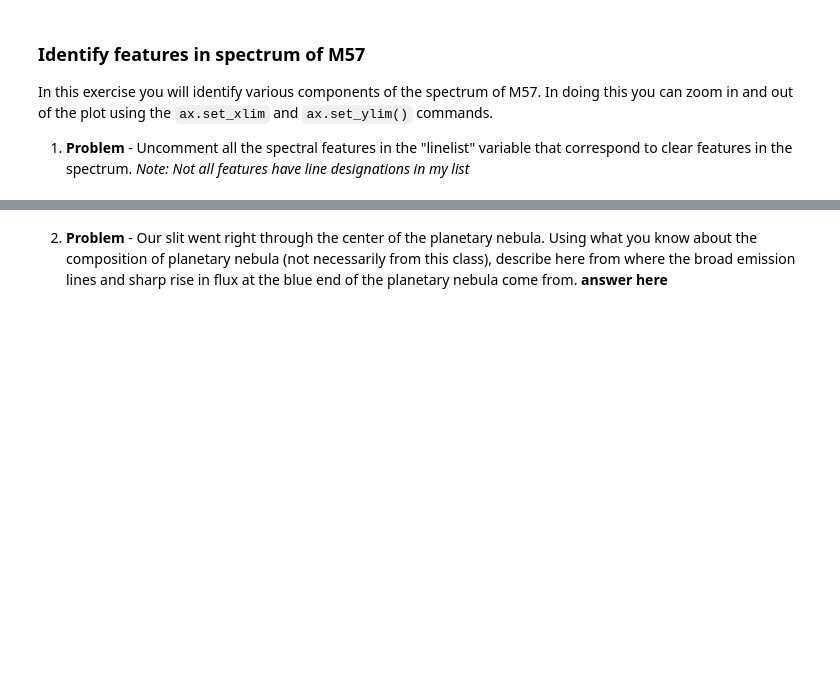
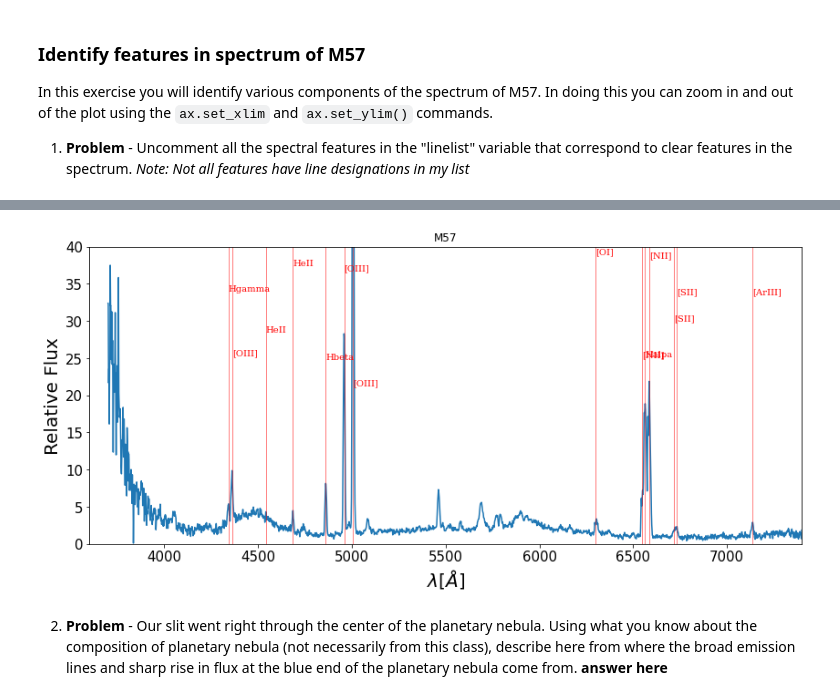
Before and after one commit to weslumundo/ObservingProject_student, a Jupyter notebook: analysis_real_spectra.student.ipynb, the cells around one changed output, grey strips where cells are left out. Saved outputs shown, nothing was run; the diff lists cells and outputs as text; code cells hidden in the pictures; blank space fills up the shorter version.

```diff
--- a/analysis_real_spectra.student.ipynb
+++ b/analysis_real_spectra.student.ipynb
@@ -63,6 +63,8 @@ plt.title('M57')
 fluxmin = 0
 fluxmax = 40
 lammin = 3600
+#lammin = 5000
+#lammax = 6000
 lammax = 7400
 ax.set_ylim([fluxmin,fluxmax])
 ax.set_xlim([lammin,lammax])
@@ -70,33 +72,34 @@ ax.set_xlim([lammin,lammax])
 #***************************
 #Uncomment all of the lines that correspond to identifiable features in the spectra
 linelist = [
-#      ('[OII]',3727),
-#     ('[OIII]',4363),
-#     ('[OIII]',4959),
-#     ('[OIII]',5007),
-#     ('[OI]',6300),
-#     ('[OI]',6363),
-#     ('[NII]',6548),
-#     ('[NII]',6584),
-#     ('[SII]',6716),
-#     ('[SII]',6731),
-#     ('CIII',4647),
-#     ('MgI',5170),
-#     ('FeI', 5270),
-#     ('Hepsilon',3970),
-#     ('Hdelta',4103),
-#     ('Hgamma',4341),
-#     ('Hbeta',4861),
-#     ('Halpa',6563),
-#     ('NaD', 5890),
-#     ('HeII',4541),
-#     ('HeII',4686),
-#     ('HeI',4471),
-#     ('HeI',5875),
-#     ('HeI',7065),
-#     ('[ArIII]',7135),
-#     ('FeI',5335)
+     #('[OII]',3727),
+     ('[OIII]',4363),
+     ('[OIII]',4959),
+     ('[OIII]',5007),
+     ('[OI]',6300),
+     #('[OI]',6363),
+     ('[NII]',6548), #questionable
+     ('[NII]',6584),
+     ('[SII]',6716),
+     ('[SII]',6731),
+     #('CIII',4647),
+     #('MgI',5170),
+     #('FeI', 5270),
+     #('Hepsilon',3970),
+     #('Hdelta',4103),
+     ('Hgamma',4341),
+     ('Hbeta',4861),
+     ('Halpa',6563),
+     #('NaD', 5890),
+     ('HeII',4541), #questionable
+     ('HeII',4686),
+     #('HeI',4471),
+     #('HeI',5875),
+     #('HeI',7065),
+     ('[ArIII]',7135),
+     #('FeI',5335)
 ]
 
 #draw lines on the spectrum
 lineplot(linelist)
+# %% [output]
@@ -103,3 +109,4 @@ lineplot(linelist)
+[figure, added]
 # %% [markdown]
 2. **Problem** -  Our slit went right through the center of the planetary nebula.  Using what you know about the composition of planetary nebula (not necessarily from this class), describe here from where the broad emission lines and sharp rise in flux at the blue end of the planetary nebula come from.
 **answer here**
```
Also changed, not shown: parts of 4 cells of this notebook.
